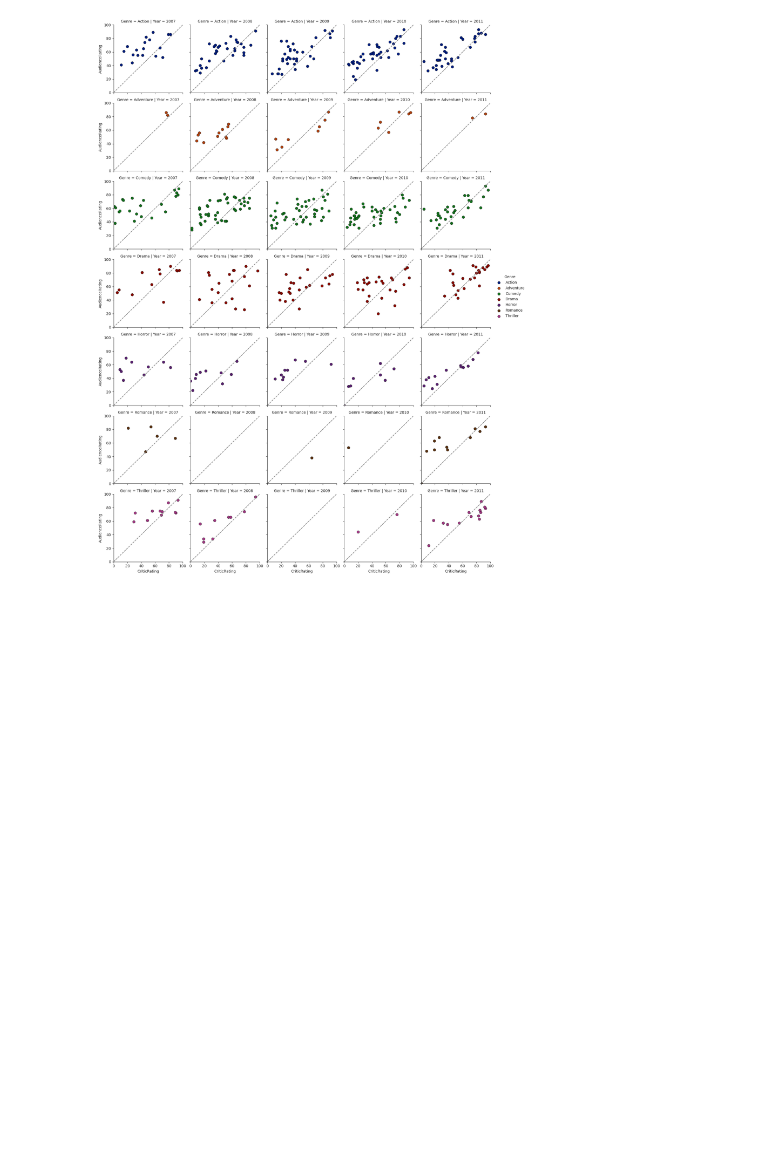
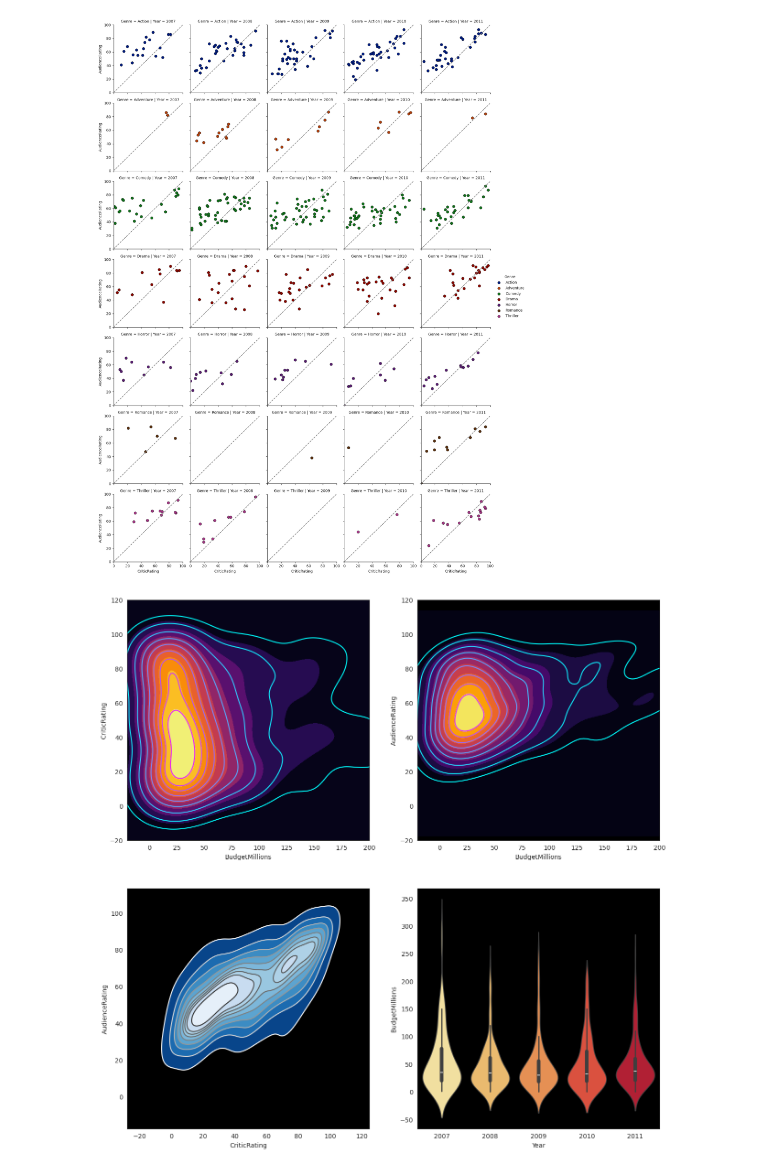
Before and after one commit to charlessyncvsc/pythonaz, a Jupyter notebook: Chap6.ipynb, the cells around one changed output. Cells and saved outputs as stored; diff of their text form; code cells hidden in the pictures; blank space fills up the shorter version.

```diff
--- a/Chap6.ipynb
+++ b/Chap6.ipynb
@@ -167,3 +166,29 @@ g.add_legend()
 # %% [output]
 <seaborn.axisgrid.FacetGrid at 0x...>
 [figure]
+# %%
+sns.set_style('white', {"axes.facecolor": "black"})
+f, ax = plt.subplots(2,2, figsize = (15,15))
+# # movies.AudienceRating
+k1a = sns.kdeplot(data=movies, x = 'BudgetMillions', y='CriticRating', cmap='inferno', shade=True, shade_lowest= True, ax=ax[0,0])
+k1b = sns.kdeplot(data=movies, x = 'BudgetMillions', y='CriticRating', cmap='cool', ax=ax[0,0])
+k2 = sns.kdeplot(data=movies, x = 'BudgetMillions', y='AudienceRating', cmap='inferno', shade=True, shade_lowest= True, ax=ax[0,1])
+k2 = sns.kdeplot(data=movies, x = 'BudgetMillions', y='AudienceRating', cmap='cool', ax=ax[0,1])
+k1a.set(xlim=(-20,200))
+k1a.set(ylim=(-20,120))
+k1b.set(xlim=(-20,200))
+k1b.set(ylim=(-20,120))
+k2.set(xlim=(-20,200))
+k2.set(ylim=(-20,120))
+k3a = sns.kdeplot(data=movies, x = 'CriticRating', y='AudienceRating', shade=True, shade_lowest=False, cmap='Blues_r', ax=ax[1,0])
+k3b = sns.kdeplot(data=movies, x = 'CriticRating', y='AudienceRating', cmap='gist_gray_r',ax =ax[1,0])
+k4 = sns.violinplot(data=movies, x='Year', y='BudgetMillions',ax=ax[1,1],palette='YlOrRd')
+# allGenreBudget=[]
+# myLabels = []
+# for i in movies.Genre.cat.categories:
+#     allGenreBudget.append(movies[movies.Genre==i].BudgetMillions)
+#     myLabels.append(i)
+# ax[1,1].hist(allGenreBudget, bins = 30, stacked = True, label=movies.Genre.cat.categories)
+# ax[1,1].legend()
+# %% [output]
+[figure, added]
```
Also changed, not shown: parts of 4 cells of this notebook, 2 other files.
